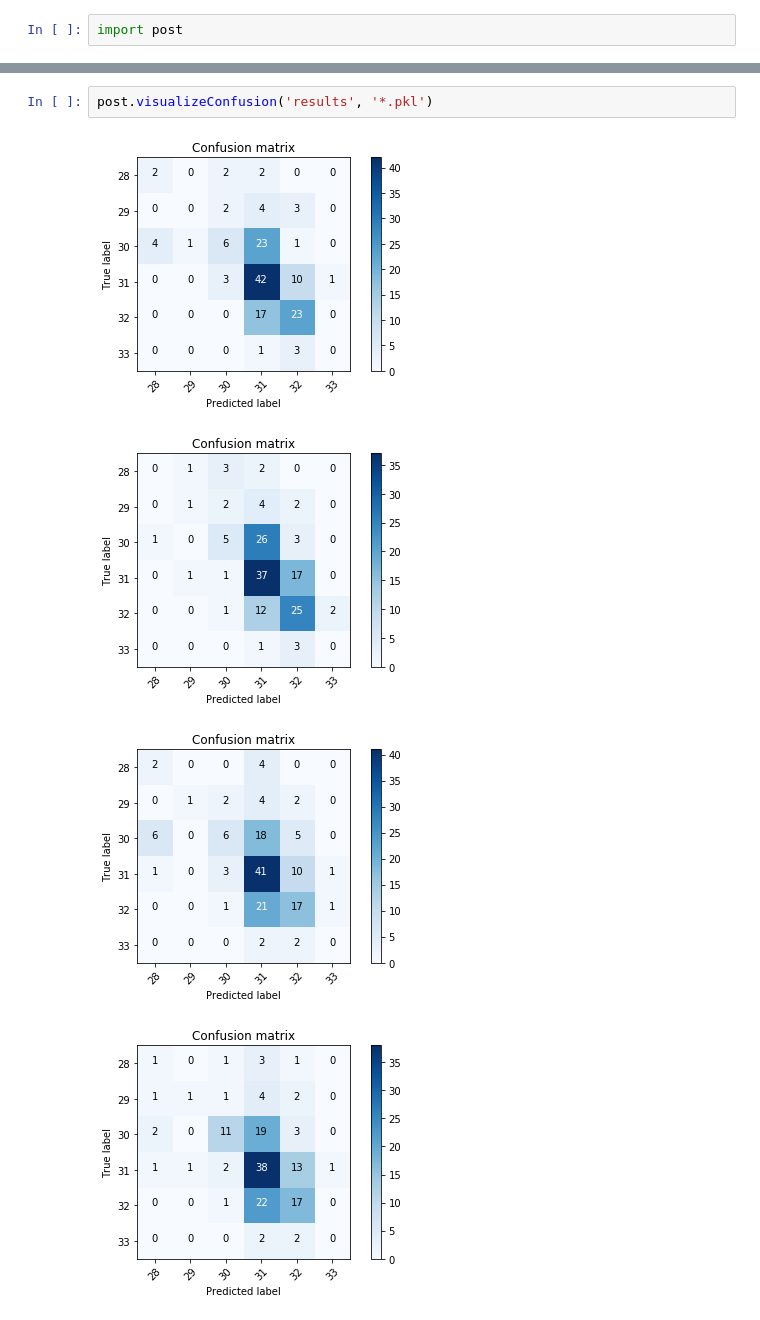
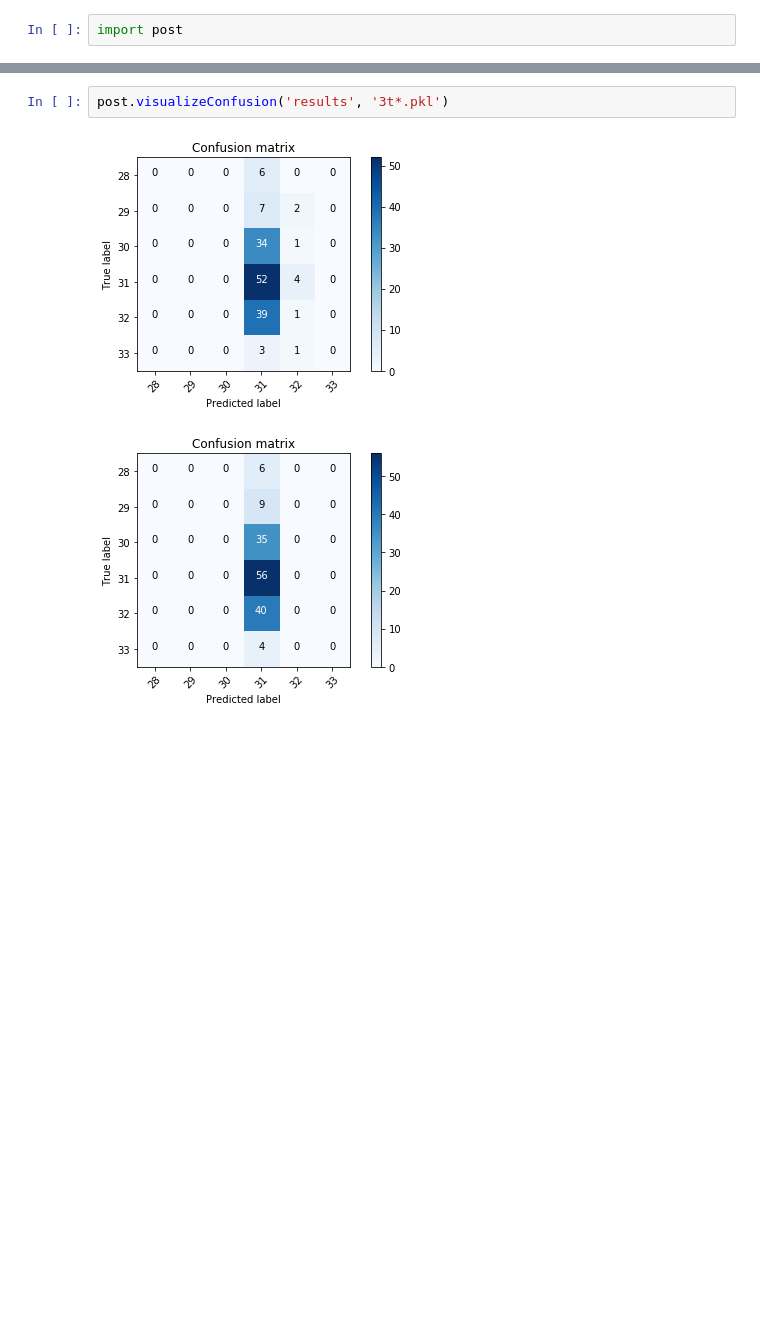
Before and after one commit to RezaTorbati/HonorsThesis, a Jupyter notebook: post.ipynb, the cells around one changed output, grey strips where cells are left out. Saved outputs shown, nothing was run; the diff lists cells and outputs as text; blank space fills up the shorter version.

```diff
--- a/post.ipynb
+++ b/post.ipynb
@@ -9,7 +9,5 @@ Average Val Accuracy:  0.506999995559454
 # %%
-post.visualizeConfusion('results', '*.pkl')
+post.visualizeConfusion('results', '3t*.pkl')
 # %% [output]
-[figure, old version]
+[figure, new version]
-[figure, old version]
+[figure, new version]
-[figure, removed]
-[figure, removed]
```
Also changed, not shown: parts of 2 cells of this notebook, 2 other files.
